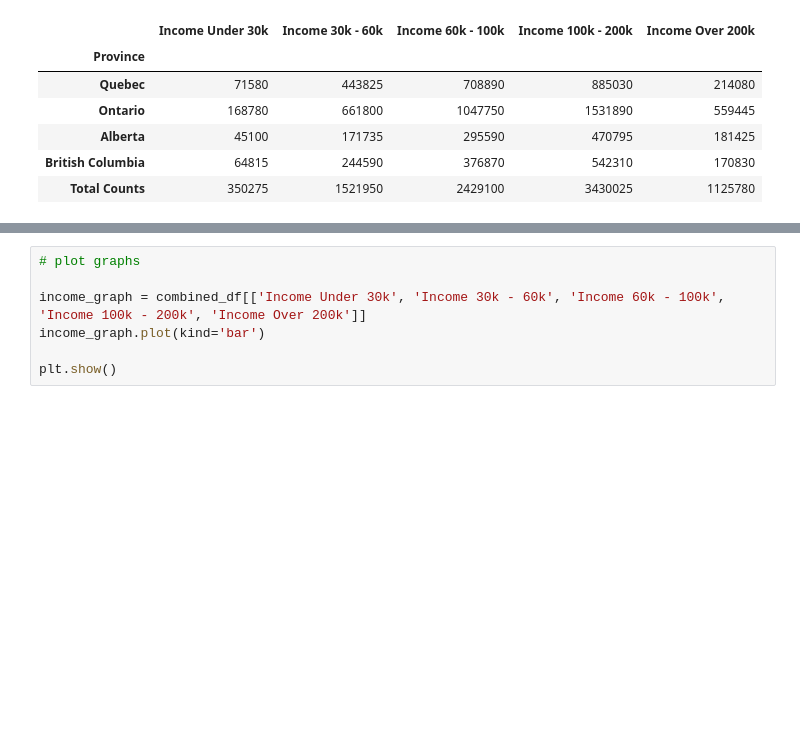
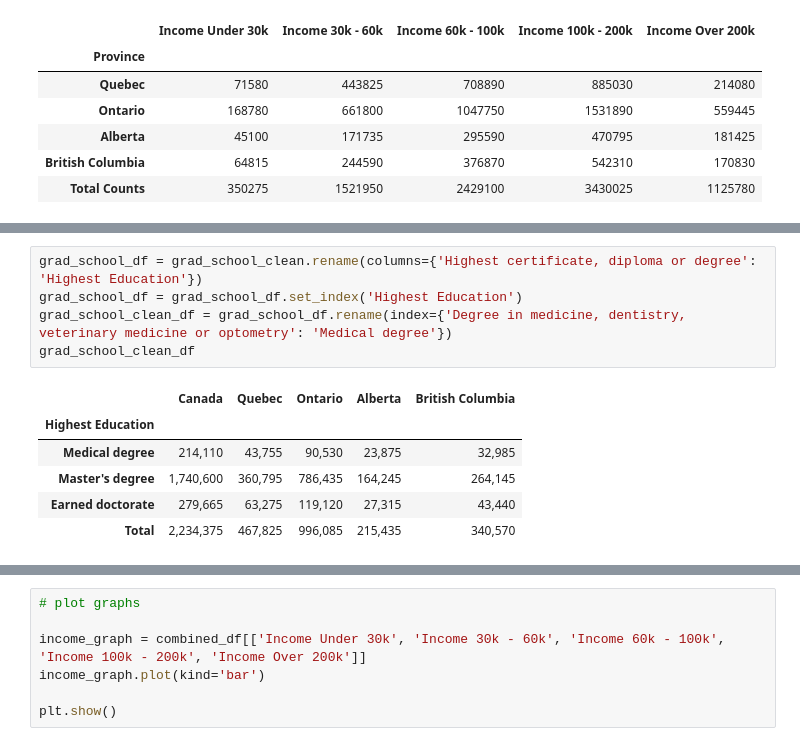
Before and after one commit to BehnooshNasri/project_one, a Jupyter notebook: Esi_Income_Analysis.ipynb, the cells around one changed output, grey strips where cells are left out. Saved outputs shown, nothing was run; the diff lists cells and outputs as text; blank space fills up the shorter version.

```diff
--- a/Esi_Income_Analysis.ipynb
+++ b/Esi_Income_Analysis.ipynb
@@ -37,0 +36,12 @@ grad_school_clean_df
+# %%
+grad_school_df = grad_school_clean.rename(columns={'Highest certificate, diploma or degree': 'Highest Education'})
+grad_school_df = grad_school_df.set_index('Highest Education')
+grad_school_clean_df = grad_school_df.rename(index={'Degree in medicine, dentistry, veterinary medicine or optometry': 'Medical degree'})
+grad_school_clean_df
+# %% [output]
+|  | Canada | Quebec | Ontario | Alberta | British Columbia |
+| Highest Education |  |  |  |  |  |
+| Medical degree | 214,110 | 43,755 | 90,530 | 23,875 | 32,985 |
+| Master's degree | 1,740,600 | 360,795 | 786,435 | 164,245 | 264,145 |
+| Earned doctorate | 279,665 | 63,275 | 119,120 | 27,315 | 43,440 |
+| Total | 2,234,375 | 467,825 | 996,085 | 215,435 | 340,570 |
```
Also changed, not shown: parts of 18 cells of this notebook.
